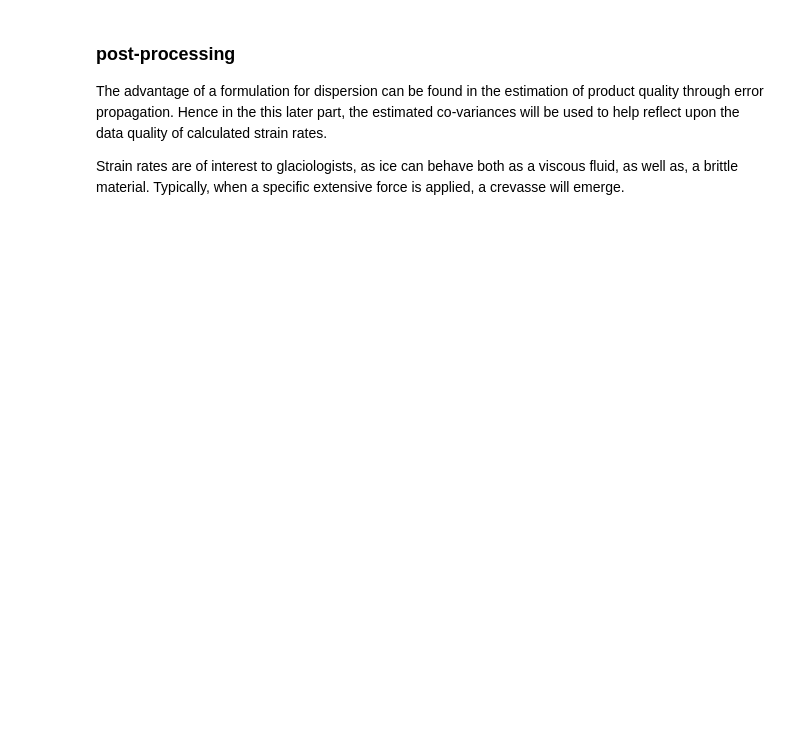
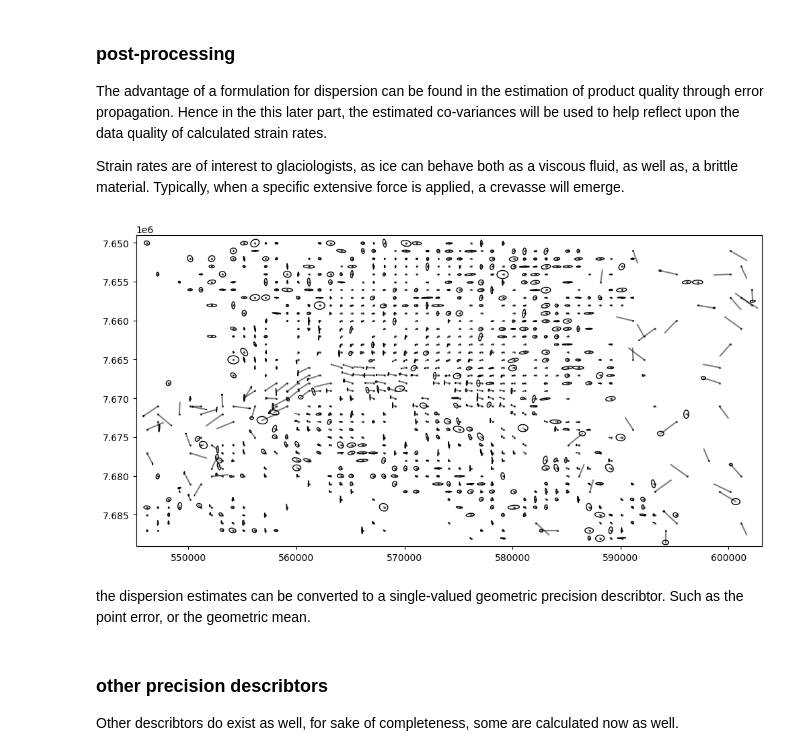
Before and after one commit to GO-Eratosthenes/dhdt, a Jupyter notebook: docs/tutorials/dispersion.ipynb, the cells around one changed output. Saved outputs shown, nothing was run; the diff lists cells and outputs as text; code cells hidden in the pictures; blank space fills up the shorter version.

```diff
--- a/docs/tutorials/dispersion.ipynb
+++ b/docs/tutorials/dispersion.ipynb
@@ -55,0 +132,18 @@ I2 = read_geo_image(os.path.join(dat_dir, I2_name))[0]
+# %%
+plt.rcParams['figure.figsize'] = [16.,4.]
+fig, (ax1,ax2) = plt.subplots(1, 2, sharex='col', sharey='row')
+ax1.imshow(np.sqrt(qjj_r, where=qjj_r>0), vmin=0.0, vmax=10.0, cmap=plt.cm.YlGnBu, extent=I_extent)
+im2 = ax2.imshow(np.sqrt(qii_r, where=qii_r>0), vmin=0.0, vmax=10.0, cmap=plt.cm.YlGnBu, extent=I_extent)
+ax1.set_title('accross variance [m]'), ax2.set_title('along variance [m]')
+ax1.set_yticks(ax1.get_yticks())
+ax1.set_yticklabels([f"{int(item):,}".replace(',', ' ') for item in ax1.get_yticks()])
+fig.colorbar(im2, location='left');
+# %%
+plt.rcParams['figure.figsize'] = [16.,4.]
+fig, (ax1,ax2) = plt.subplots(1, 2, sharex='col', sharey='row')
+ax1.imshow(np.sqrt(match_score[...,1], where=match_score[...,1]>0), vmin=0.0, vmax=10.0, cmap=plt.cm.YlGnBu, extent=I_extent)
+im2 = ax2.imshow(np.sqrt(match_score[...,2], where=match_score[...,2]>0), vmin=0.0, vmax=10.0, cmap=plt.cm.YlGnBu, extent=I_extent)
+ax1.set_title('variance along vertical map axis[m]'), ax2.set_title('variance along horizotal map axis [m]')
+ax1.set_yticks(ax1.get_yticks())
+ax1.set_yticklabels([f"{int(item):,}".replace(',', ' ') for item in ax1.get_yticks()])
+fig.colorbar(im2, location='left');
@@ -56,5 +152,26 @@ I2 = read_geo_image(os.path.join(dat_dir, I2_name))[0]
+# %%
+plt.rcParams['figure.figsize'] = [16.,4.]
+fig, (ax1,ax2,ax3) = plt.subplots(1, 3, sharex='col', sharey='row')
+ax1.imshow(psi % np.pi, cmap=plt.cm.twilight, extent=I_extent)
+ax2.imshow(psi, cmap=plt.cm.twilight, extent=I_extent)
+ax3.imshow(psi, cmap=plt.cm.twilight, extent=I_extent)
+ax1.set_title('ice flow direction'), ax2.set_title('dispersion'), ax3.set_title('crevasses')
+ax1.set_yticks(ax1.get_yticks())
+ax1.set_yticklabels([f"{int(item):,}".replace(',', ' ') for item in ax1.get_yticks()])
+
+plt.show()
 # %% [markdown]
 ### post-processing
 The advantage of a formulation for dispersion can be found in the estimation of product quality through error propagation. Hence in the this later part, the estimated co-variances will be used to help reflect upon the data quality of calculated strain rates.
 
 Strain rates are of interest to glaciologists, as ice can behave both as a viscous fluid, as well as, a brittle material. Typically, when a specific extensive force is applied, a crevasse will emerge.
+# %%
+match_mask = np.logical_or(np.any(np.abs(match_score)>60, axis=2), match_X==0)
+a = np.ones_like(dX)
+plt.rcParams['figure.figsize'] = [12.,6.]
+fig, ax = plt.subplots()
+plot_displacement_vectors(sample_X, sample_Y, -dX, -dY, match_score[...,1],match_score[...,2],match_score[...,3],
+                              scaling=(5, .3), sampling=10, dots=True, M=match_mask, ax=ax)
+ax.set(xlim=(sample_X[0][0], sample_X[-1][-1]), ylim=(sample_Y[0][0], sample_Y[-1][-1]));
+# %% [output]
+[figure, added]
@@ -60,0 +197,5 @@ Strain rates are of interest to glaciologists, as ice can behave both as a visco
+# %% [markdown]
+the dispersion estimates can be converted to a single-valued geometric precision describtor. Such as the point error, or the geometric mean.
+# %% [markdown]
+### other precision describtors
+Other describtors do exist as well, for sake of completeness, some are calculated now as well.
```
Also changed, not shown: parts of 24 cells of this notebook, 54 other files.
